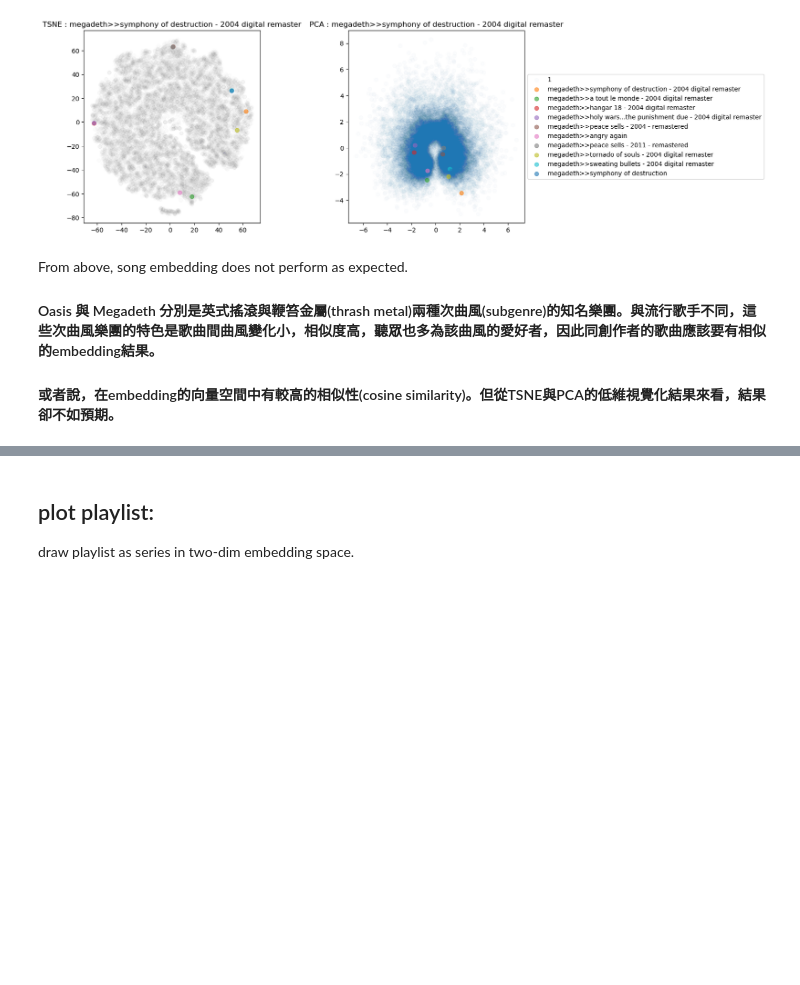
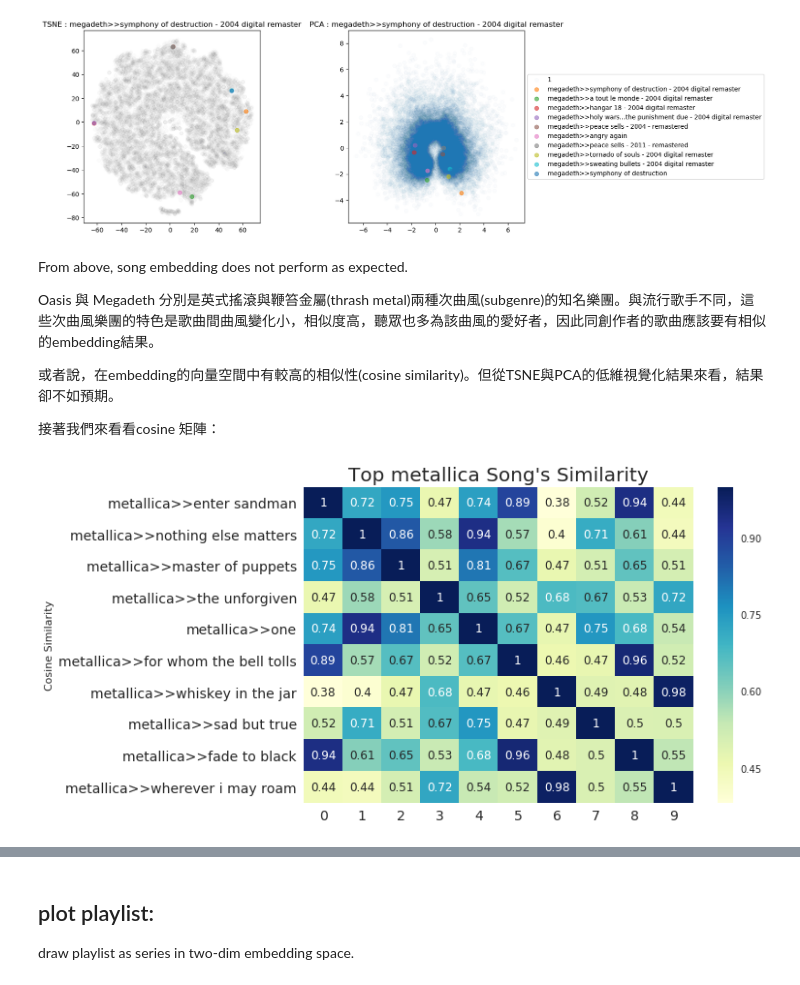
Before and after one commit to hyades910739/Playlist_Analysis, a Jupyter notebook: embedding_visualization.ipynb, the cells around one changed output, grey strips where cells are left out. Saved outputs shown, nothing was run; the diff lists cells and outputs as text; code cells hidden in the pictures; blank space fills up the shorter version.

Commit message:
add cosine sim

```diff
--- a/embedding_visualization.ipynb
+++ b/embedding_visualization.ipynb
@@ -242,5 +242,26 @@ plt.show()
 [figure]
 # %% [markdown]
 From above, song embedding does not perform as expected.
-#### Oasis 與 Megadeth 分別是英式搖滾與鞭笞金屬(thrash metal)兩種次曲風(subgenre)的知名樂團。與流行歌手不同，這些次曲風樂團的特色是歌曲間曲風變化小，相似度高，聽眾也多為該曲風的愛好者，因此同創作者的歌曲應該要有相似的embedding結果。
-#### 或者說，在embedding的向量空間中有較高的相似性(cosine similarity)。但從TSNE與PCA的低維視覺化結果來看，結果卻不如預期。
+
+Oasis 與 Megadeth 分別是英式搖滾與鞭笞金屬(thrash metal)兩種次曲風(subgenre)的知名樂團。與流行歌手不同，這些次曲風樂團的特色是歌曲間曲風變化小，相似度高，聽眾也多為該曲風的愛好者，因此同創作者的歌曲應該要有相似的embedding結果。
+
+或者說，在embedding的向量空間中有較高的相似性(cosine similarity)。但從TSNE與PCA的低維視覺化結果來看，結果卻不如預期。
+
+
+接著我們來看看cosine 矩陣：
+# %%
+def plot_cosine(name):
+    res = searchsong(song_count=song_count,keyword=name,n=10)
+    vec = [m2v.wv.get_vector(item[0]) for item in res]
+    df = pd.DataFrame(cosine_similarity(vec),index=[item[0] for item in res])
+    df.index.name = "Cosine Similarity"
+    df
+    plt.figure(figsize=(9,6))
+    #sns.set()
+    ax = sns.heatmap(df,annot=True,cmap="YlGnBu",)
+    ax.tick_params(labelsize=14)
+    ax.set_title("Top {} Song's Similarity".format(name),fontsize=20)
+# %%
+plot_cosine("metallica")
+# %% [output]
+[figure, added]
```
Also changed, not shown: parts of 15 cells of this notebook, 1 other file.
